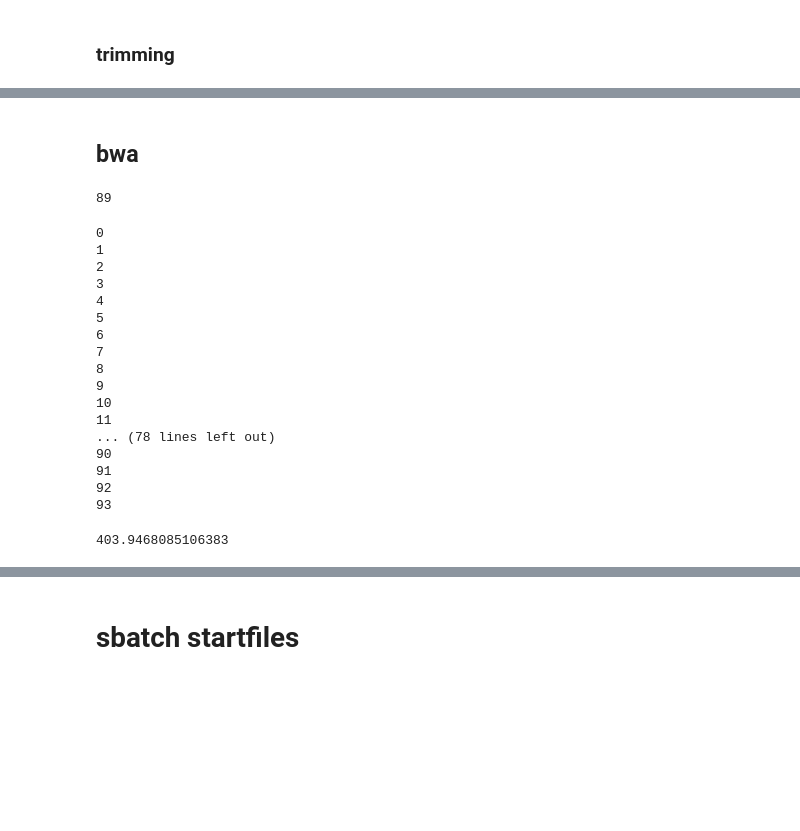
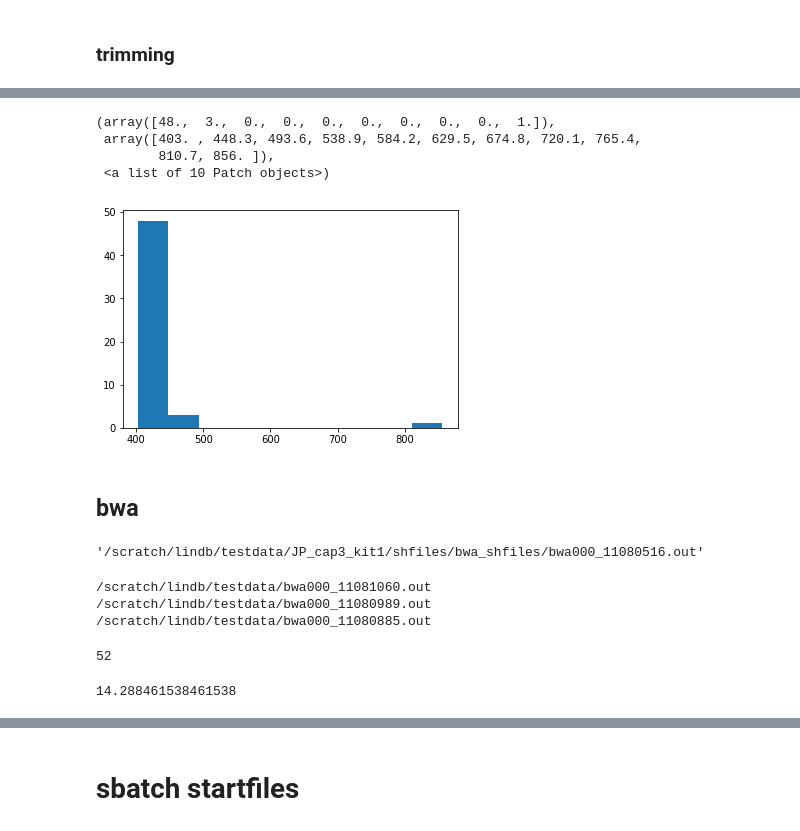
Before and after one commit to CoAdapTree/gatk_pipeline, a Jupyter notebook: Untitled.ipynb, the cells around one changed output, grey strips where cells are left out. Drawn from its saved outputs; the diff is of its cells as text; code cells hidden in the pictures; blank space fills up the shorter version.

```diff
--- a/Untitled.ipynb
+++ b/Untitled.ipynb
@@ -615,40 +657,49 @@ np.mean(mems)
+# %%
+plt.hist(mems)
+# %% [output]
+(array([48.,  3.,  0.,  0.,  0.,  0.,  0.,  0.,  0.,  1.]),
+ array([403. , 448.3, 493.6, 538.9, 584.2, 629.5, 674.8, 720.1, 765.4,
+        810.7, 856. ]),
+ <a list of 10 Patch objects>)
+[figure, added]
 # %% [markdown]
 ## bwa
-# %%
-DIR = '/home/lindb/scratch/data/shfiles/bwa_shfiles'
-bwapids = []
-slurms = [f for f in ls(DIR) if '.out' in f]
-for s in slurms:
-    bwapids.append(int(s.split("-")[1].split(".out")[0]))
-len(bwapids)
-# %% [output]
-89
+# %%
+bwaslurms = []
+for d in dirs:
+    d = op.abspath(d)
+    t = op.join(d,'shfiles/bwa_shfiles')
+    assert op.exists(t)
+    [bwaslurms.append(f) for f in fs(t) if '.out' in f]
+bwaslurms[0]
+# %% [output]
+'/scratch/lindb/testdata/JP_cap3_kit1/shfiles/bwa_shfiles/bwa000_11080516.out'
+# %%
+bwapids = []
+for s in bwaslurms:
+    s = op.basename(s)
+    pid = int(s.split("_")[1].split(".out")[0])
+    if pid in largemem:
+        print op.abspath(s)
+    bwapids.append(pid)
+len(bwapids)
+# %% [output]
+/scratch/lindb/testdata/bwa000_11081060.out
+/scratch/lindb/testdata/bwa000_11080989.out
+/scratch/lindb/testdata/bwa000_11080885.out
+52
 # %%
-bwamems = []
-count = 0
-for p in pids:
-    print count
+bwamems  = []
+bwatimes = []
+count    = 0
+for p in bwapids:
     info = !seff $p
-    mem = math.ceil(float([x for x in info if 'Memory Utilized' in x][0].split(" ")[2]))
+    mem  = math.ceil(float([x for x in info if 'Memory Utilized' in x][0].split(" ")[2]))
+    hours,minutes,seconds = [x for x in info if 'Job Wall-clock time' in x][0].split(" ")[-1].split(":")
+    time = (int(hours)*60)+int(minutes)+(int(seconds)/60)
+    bwatimes.append(time)
     bwamems.append(mem)
     count += 1
 np.mean(bwamems)
 # %% [output]
-0
-1
-2
-3
-4
-5
-6
-7
-8
-9
-10
-11
-... (78 lines left out)
-90
-91
-92
-93
+14.288461538461538
-403.9468085106383
```
Also changed, not shown: parts of 20 cells of this notebook, 7 other files.
